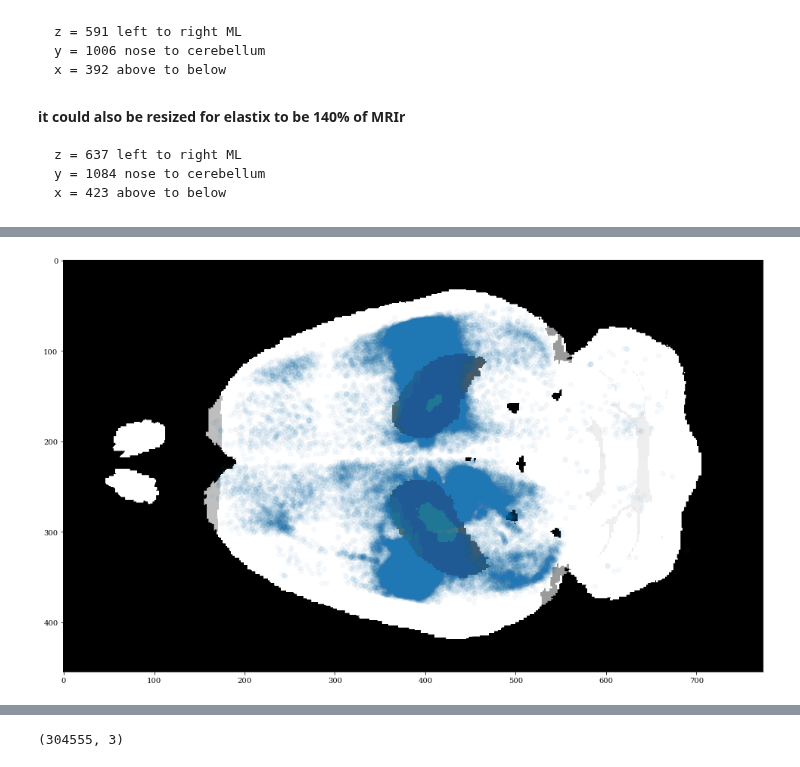
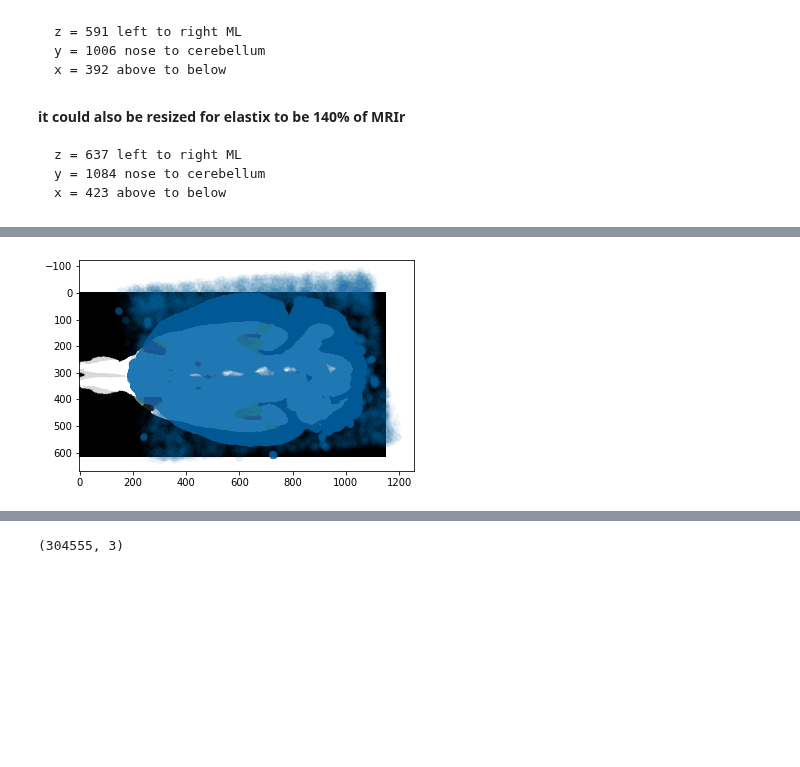
Before and after one commit to PrincetonUniversity/BrainPipe, a Jupyter notebook: tools/analysis/manual_CM2_to_SIGMAspace.ipynb, the cells around one changed output, grey strips where cells are left out. Cells and saved outputs as stored; diff of their text form; code cells hidden in the pictures; blank space fills up the shorter version.

```diff
--- a/tools/analysis/manual_CM2_to_SIGMAspace.ipynb
+++ b/tools/analysis/manual_CM2_to_SIGMAspace.ipynb
@@ -12,17 +16,18 @@ from tools.analysis.transform_points import transform_points
 # %%
-basepath = "/home/emilyjanedennis/Desktop/brains/"
-brainname = "z269"
+basepath = "/home/emilyjanedennis/Desktop/cm2/"
+brainname = "a253_488_filt.npy"
 brainpath = os.path.join(basepath,brainname)
-channel = "ch01"
-filename = "_ch01_cells_filtered.npy"
-fullfilename = os.path.join(brainpath,filename)
-fulldf = pd.DataFrame(np.load(fullfilename))
-outputfolder= os.path.join(brainpath,"output_{}".format(channel))
-transformfolder = "/home/emilyjanedennis/Desktop/for_registration_to_lightsheet/output_dirs/MRIr_to_z269_ch01//"
+#channel = "ch_488"
+#filename = "_ch01_cells_filtered.npy"
+#fullfilename = os.path.join(brainpath,filename)
+fulldf = pd.DataFrame(np.load(brainpath))
+outputfolder= os.path.join(basepath,"output_{}".format(brainname[:-4]))
+transformfolder = "/home/emilyjanedennis/LightSheetData/lightserv/pbibawi/pb_udisco_647_488_4x/pb_udisco_647_488_4x-007/imaging_request_1/rawdata/resolution_3.6x/elastix_inverse_transform//"
 
 # SIGMA annotations
-annotation_volume_filename = "/home/emilyjanedennis/Desktop/for_registration_to_lightsheet/tiffs/SIGMA_annotation_50um_edge_50um_vent_erosion.tif"
-annotation_labels = "/home/emilyjanedennis/Desktop/for_registration_to_lightsheet/labels/SIGMA_labels.csv"
+annotation_volume_filename = "/home/emilyjanedennis/Desktop/for_registration_to_lightsheet/tiffs/SIGMA_in_mPRA.tif"
+annotation_labels = "/home/emilyjanedennis/Desktop/for_registration_to_lightsheet/labels/SIGMA_good_labels.csv"
+
 
 #MRIr annotations
 #annotation_volume_filename= "/home/emilyjanedennis/Desktop/for_registration_to_lightsheet/tiffs/WHS_SD_rat_T2star_v1.01_atlas.tif"
@@ -30,8 +35,8 @@ annotation_labels = "/home/emilyjanedennis/Desktop/for_registration_to_lightshee
 # see next cell for details!
 # optional resampling between fullsized and input to elastix
 #    ***Assumes ZYX and that any orientation changes have already been done.***
-original_dims = (608, 8701, 7341)  # original data zyx
-resample_dims = (637, 1084, 423)  # sagittal MRI atlas zyx AFTER ZOOM
+original_dims = (3877, 10546, 7570)  # original data zyx
+resample_dims = (865, 1610, 539)  # sagittal atlas zyx SHOULD BE reg_downsized_for_atlas.tif size
 #resample_dims = (591,1006,392)
 
 switch_x_and_z = 1 #takes zyx points from full size axial data and turns them into sagittal
@@ -154,10 +153,10 @@ plt.show()
 # %%
-plt.imshow(annotation_volume[:,:,80],cmap='Greys_r', vmin=0, vmax=255)
+plt.imshow(annotation_volume[:,:,200],cmap='Greys_r', vmin=0, vmax=255)
 
-plt.scatter(transformed[:,1],20+transformed[:,2],alpha=0.03)
+plt.scatter(transformed[:,1],transformed[:,2],alpha=0.03)
 plt.show()
 # %% [output]
-[figure, old version]
+[figure, new version]
 # %%
 plt.hist(transformed[:,0],color='b')
 plt.title("z")
```
Also changed, not shown: parts of 12 cells of this notebook.
